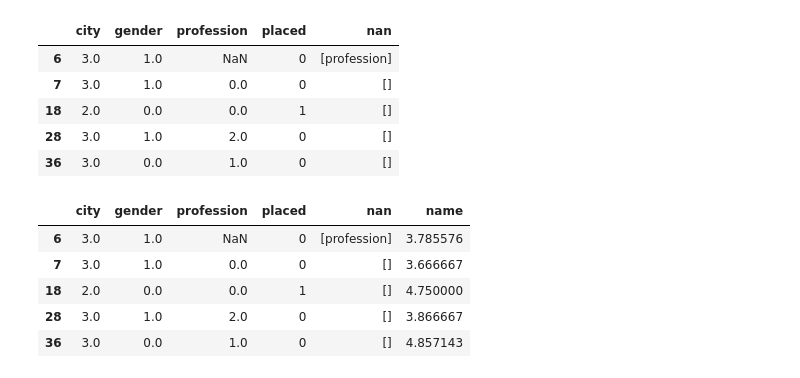
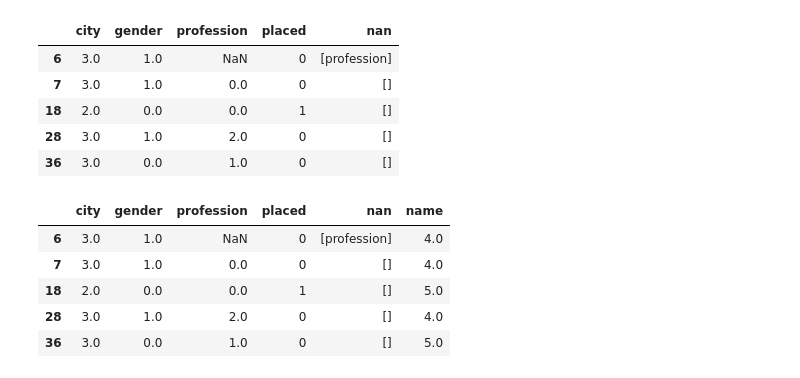
Before and after one commit to fadeeva/nakedML, a Jupyter notebook: MLnotes/001.ipynb, the cells around one changed output. Cells and saved outputs as stored; diff of their text form; code cells hidden in the pictures.

```diff
--- a/MLnotes/001.ipynb
+++ b/MLnotes/001.ipynb
@@ -395,11 +395,12 @@ NAME_recovery.head()
 | 36 | 3.0 | 0.0 | 1.0 | 0 | [] |
 # %%
 NAME_recovery['name'] = NAME_recovery.apply(recovery, col_for_recovery='name', metric='manhattan', axis=1)
+NAME_recovery['name'] = NAME_recovery['name'].map(np.round)
 NAME_recovery.head()
 # %% [output]
 |  | city | gender | profession | placed | nan | name |
-| 6 | 3.0 | 1.0 | NaN | 0 | [profession] | 3.785576 |
-| 7 | 3.0 | 1.0 | 0.0 | 0 | [] | 3.666667 |
-| 18 | 2.0 | 0.0 | 0.0 | 1 | [] | 4.750000 |
-| 28 | 3.0 | 1.0 | 2.0 | 0 | [] | 3.866667 |
-| 36 | 3.0 | 0.0 | 1.0 | 0 | [] | 4.857143 |
+| 6 | 3.0 | 1.0 | NaN | 0 | [profession] | 4.0 |
+| 7 | 3.0 | 1.0 | 0.0 | 0 | [] | 4.0 |
+| 18 | 2.0 | 0.0 | 0.0 | 1 | [] | 5.0 |
+| 28 | 3.0 | 1.0 | 2.0 | 0 | [] | 4.0 |
+| 36 | 3.0 | 0.0 | 1.0 | 0 | [] | 5.0 |
```
Also changed, not shown: parts of 6 cells of this notebook.
